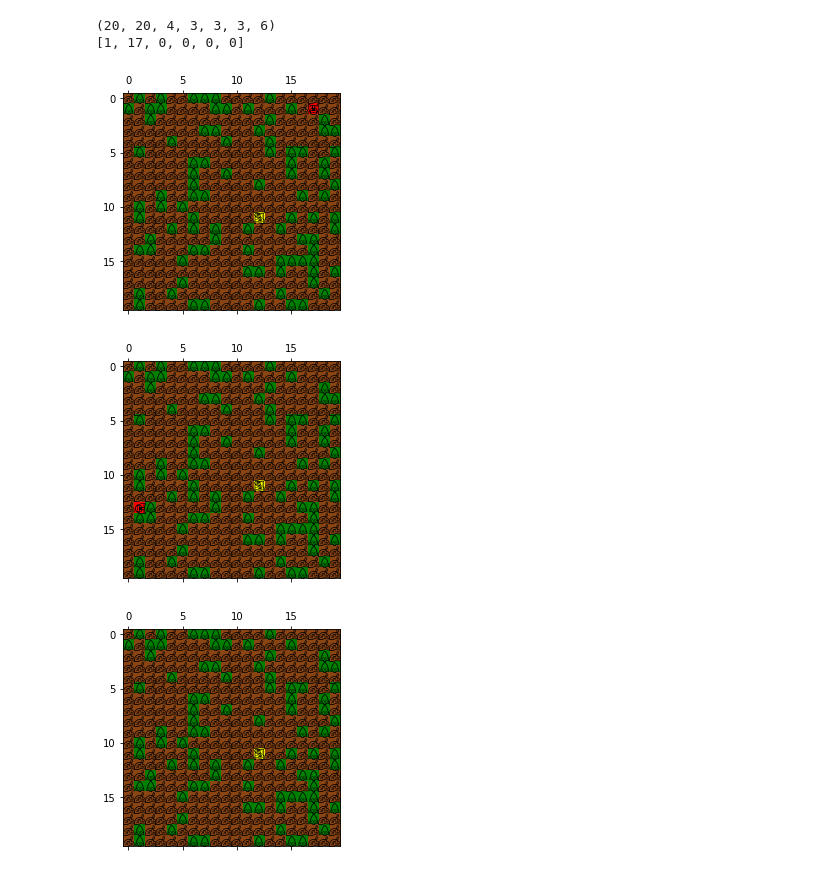
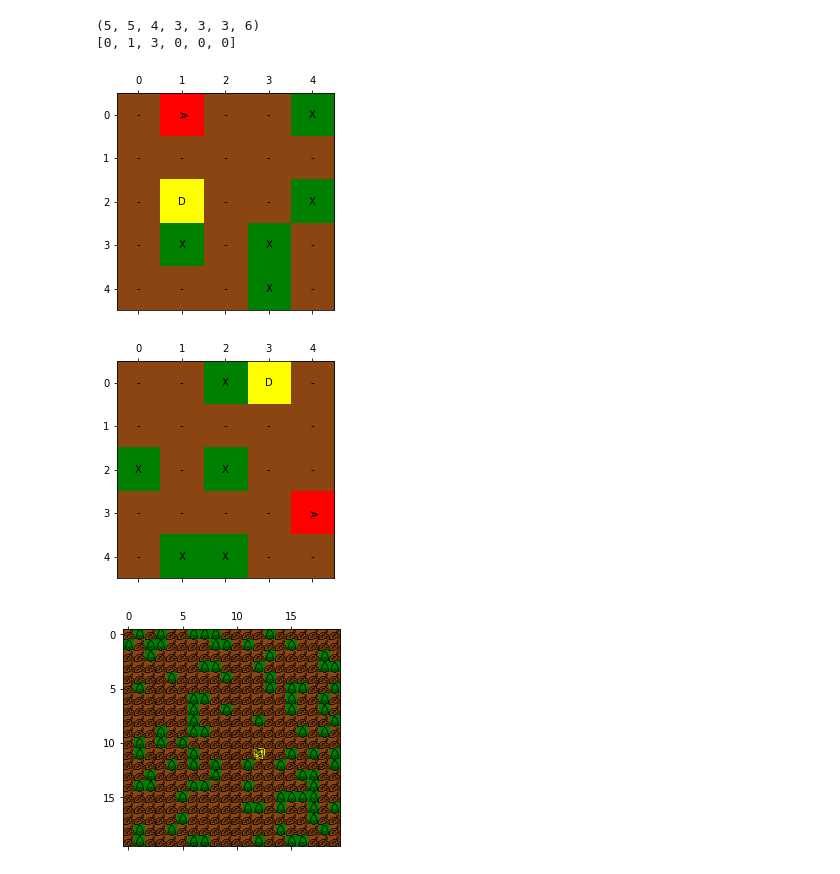
Before and after one commit to anujshetty/SearchAndResQ, a Jupyter notebook: Starter.ipynb, the cells around one changed output. Saved outputs shown, nothing was run; the diff lists cells and outputs as text; code cells hidden in the pictures.

```diff
--- a/Starter.ipynb
+++ b/Starter.ipynb
@@ -17,23 +17,23 @@ from utils import visualize_grid, policy_score, simulate_policy, heatmap, plot_s
 
 from Learning import QLearningModel, EpsilonGreedyExploration, GreedyPolicy, ValueIterationModel
 # %%
-g_rand = Gridworld(gridworld_length=20, gridworld_width=20, num_obstacles=100,
-                 collisionReward= -1, destinationReward= 5, defaultReward= 0, outOfBoundsReward = -1,
+g_rand = Gridworld(gridworld_length=5, gridworld_width=5, num_obstacles=5,
+                 collisionReward= -1, destinationReward= 1, defaultReward= -0.1, outOfBoundsReward = -0.1,
                  failChance= 0.1, gamma= 0.95)
 eps_greedy_policy =  EpsilonGreedyExploration(g_rand, 0.6, alpha=0.9)
 qlearning_model = QLearningModel(g_rand, 0.2)
 print(qlearning_model.Q.shape)
 visualize_grid(g_rand)
 print(g_rand.state)
 # %% [output]
-(20, 20, 4, 3, 3, 3, 6)
-[1, 17, 0, 0, 0, 0]
+(5, 5, 4, 3, 3, 3, 6)
+[0, 1, 3, 0, 0, 0]
-[figure, old version]
+[figure, new version]
 # %%
 g_rand.reset_position()
 visualize_grid(g_rand)
 # %% [output]
-[figure, old version]
+[figure, new version]
 # %%
 scores = []
 for i in range(100000):
```
Also changed, not shown: parts of 6 cells of this notebook.
